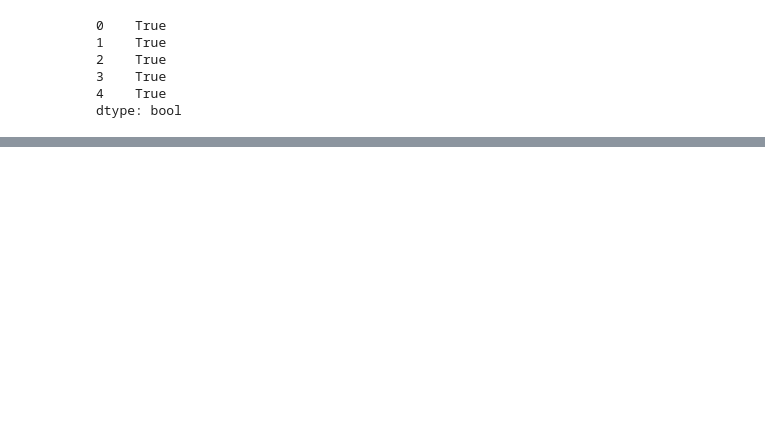
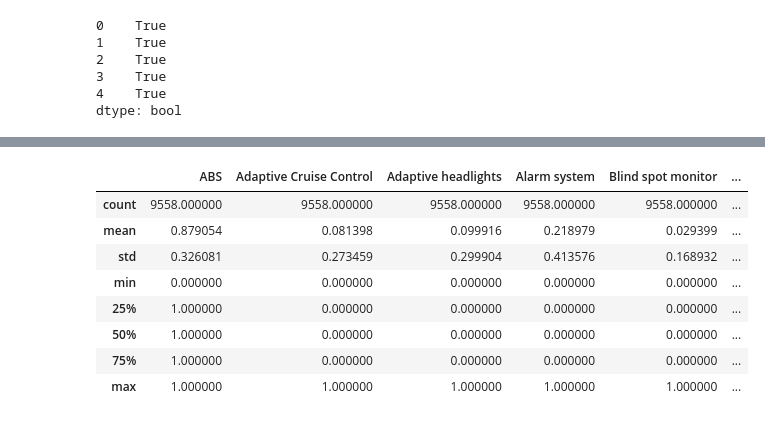
Before and after one commit to kaymal/price-prediction, a Jupyter notebook: trgt/data-cleansing/t-data-cleansing.ipynb, the cells around one changed output, grey strips where cells are left out. Cells and saved outputs as stored; diff of their text form; code cells hidden in the pictures; blank space fills up the shorter version.

```diff
--- a/trgt/data-cleansing/t-data-cleansing.ipynb
+++ b/trgt/data-cleansing/t-data-cleansing.ipynb
@@ -388,3 +397,15 @@ Wall time: 356 ms
 | 2 | [ABS, Alarm system, Central door ... | [\n125 g CO2/km (comb)\n] | [[4.7 l/100 km (comb)], [], []] | [\nGermany\n] | NaN | [\n1,968 cc\n] | [\nAudi\n] | ... |
 | 3 | [ABS, Central door lock, Driver-s... | NaN | NaN | NaN | NaN | NaN | [\nAudi\n] | ... |
 | 4 | [ABS, Central door lock, Driver-s... | NaN | NaN | NaN | NaN | NaN | [\nAudi\n] | ... |
+# %%
+df_ss.loc[:, 'ABS':"Xenon headlights"].describe()
+# %% [output]
+|  | ABS | Adaptive Cruise Control | Adaptive headlights | Alarm system | Blind spot monitor | ... |
+| count | 9558.000000 | 9558.000000 | 9558.000000 | 9558.000000 | 9558.000000 | ... |
+| mean | 0.879054 | 0.081398 | 0.099916 | 0.218979 | 0.029399 | ... |
+| std | 0.326081 | 0.273459 | 0.299904 | 0.413576 | 0.168932 | ... |
+| min | 0.000000 | 0.000000 | 0.000000 | 0.000000 | 0.000000 | ... |
+| 25% | 1.000000 | 0.000000 | 0.000000 | 0.000000 | 0.000000 | ... |
+| 50% | 1.000000 | 0.000000 | 0.000000 | 0.000000 | 0.000000 | ... |
+| 75% | 1.000000 | 0.000000 | 0.000000 | 0.000000 | 0.000000 | ... |
+| max | 1.000000 | 1.000000 | 1.000000 | 1.000000 | 1.000000 | ... |
```
Also changed, not shown: parts of 27 cells of this notebook.
